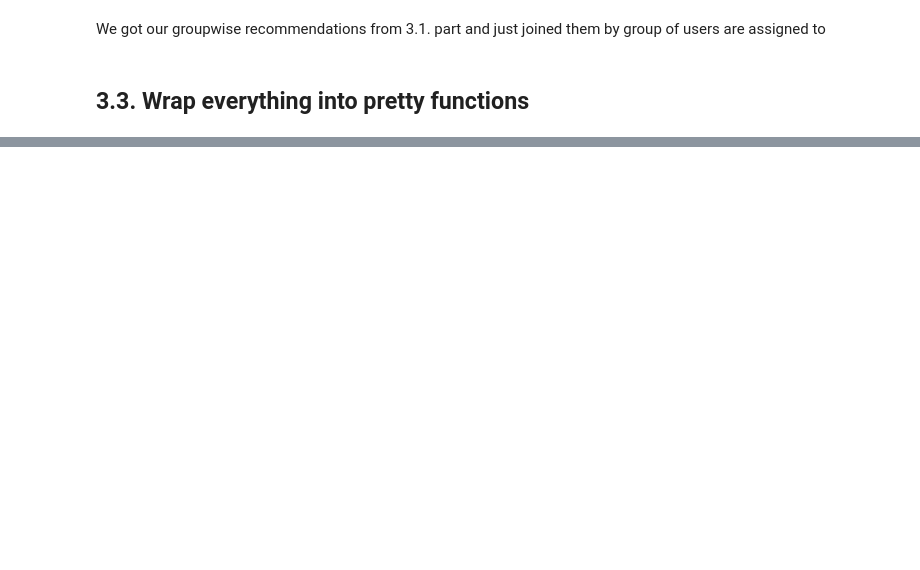
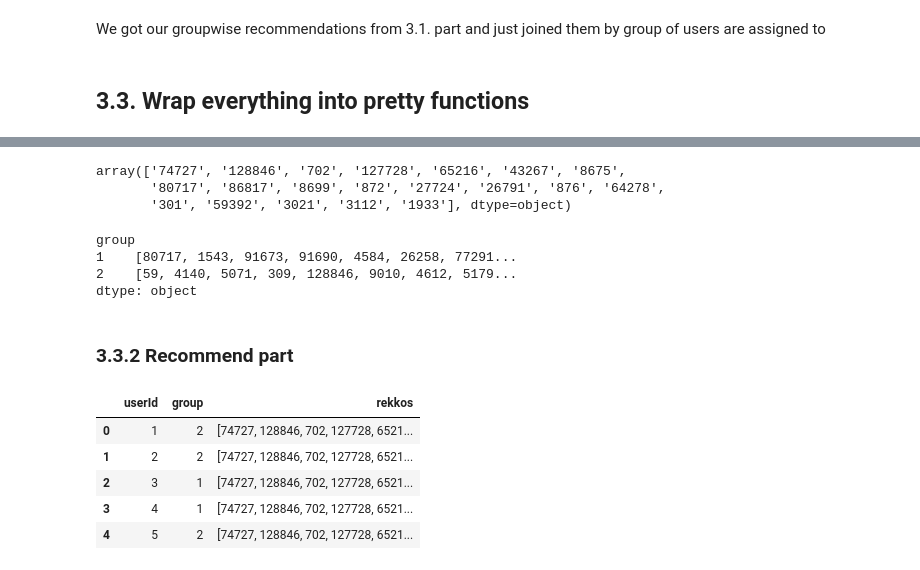
Before and after one commit to kshurik/rekkobook, a Jupyter notebook: notebook_drafts/baseline.ipynb, the cells around one changed output, grey strips where cells are left out. Saved outputs shown, nothing was run; the diff lists cells and outputs as text; code cells hidden in the pictures; blank space fills up the shorter version.

```diff
--- a/notebook_drafts/baseline.ipynb
+++ b/notebook_drafts/baseline.ipynb
@@ -181,0 +200,63 @@ We got our groupwise recommendations from 3.1. part and just joined them by grou
+# %%
+def fit(data: pd.DataFrame, item_col: str, groups: list = None , max_candidates: int = 20):
+    """
+    function runs all pipeline to generate recommendations based on given group
+    :data: dataframe of interactions
+    :item_col: item column name
+    :groups: optional, list of groups column names to get recommendations
+    :max_candidates: number of recommendations to return
+    """
+
+    if groups is not None:
+        recommendations = data.groupby(groups).apply(compute_popularity, item_col, max_candidates)
+    else:
+        recommendations = compute_popularity(data, item_col, max_candidates)
+
+    return recommendations
+# %%
+# check base
+fit(data, item_col=ITEM_COLUMN)
+# %% [output]
+array(['74727', '128846', '702', '127728', '65216', '43267', '8675',
+       '80717', '86817', '8699', '872', '27724', '26791', '876', '64278',
+       '301', '59392', '3021', '3112', '1933'], dtype=object)
+# %%
+# check group-wise
+fit(data, item_col=ITEM_COLUMN, groups=['group'])
+# %% [output]
+group
+1    [80717, 1543, 91673, 91690, 4584, 26258, 77291...
+2    [59, 4140, 5071, 309, 128846, 9010, 4612, 5179...
+dtype: object
+# %% [markdown]
+### 3.3.2 Recommend part
+# %%
+def recommend(users: pd.DataFrame, recommendations: pd.DataFrame, groups: list = None, K: int = 10):
+    """
+    recommends items for a given list of users
+    :users: series / list of users to recommend
+    :recommendations: output of fit() function
+    :groups: optional, list of groups column names to get recommendations
+    :K: number of items to recommend (not always we want to show dozens of items instantly)
+    """
+    if groups is not None:
+        output = pd.merge(users, recommendations.reset_index(), how = 'left', on = 'group')
+
+    else:
+        output = users.copy(deep = True)
+        recs = list(islice(cycle([recommendations]), len(users['userId'])))
+        output['rekkos'] = recs
+
+    return output
+# %%
+# check
+recs = fit(data, item_col=ITEM_COLUMN)
+check_recs = recommend(users[['userId', 'group']], recs)
+check_recs.head()
+# %% [output]
+|  | userId | group | rekkos |
+| 0 | 1 | 2 | [74727, 128846, 702, 127728, 6521... |
+| 1 | 2 | 2 | [74727, 128846, 702, 127728, 6521... |
+| 2 | 3 | 1 | [74727, 128846, 702, 127728, 6521... |
+| 3 | 4 | 1 | [74727, 128846, 702, 127728, 6521... |
+| 4 | 5 | 2 | [74727, 128846, 702, 127728, 6521... |
```
Also changed, not shown: parts of 17 cells of this notebook, 1 other file.
